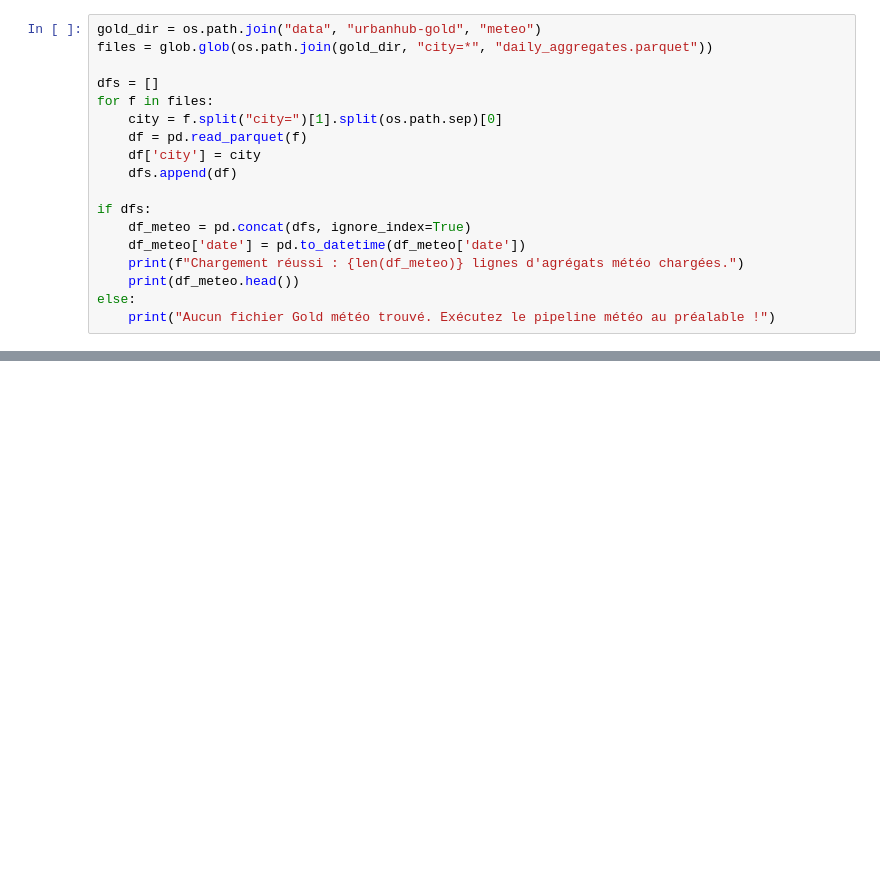
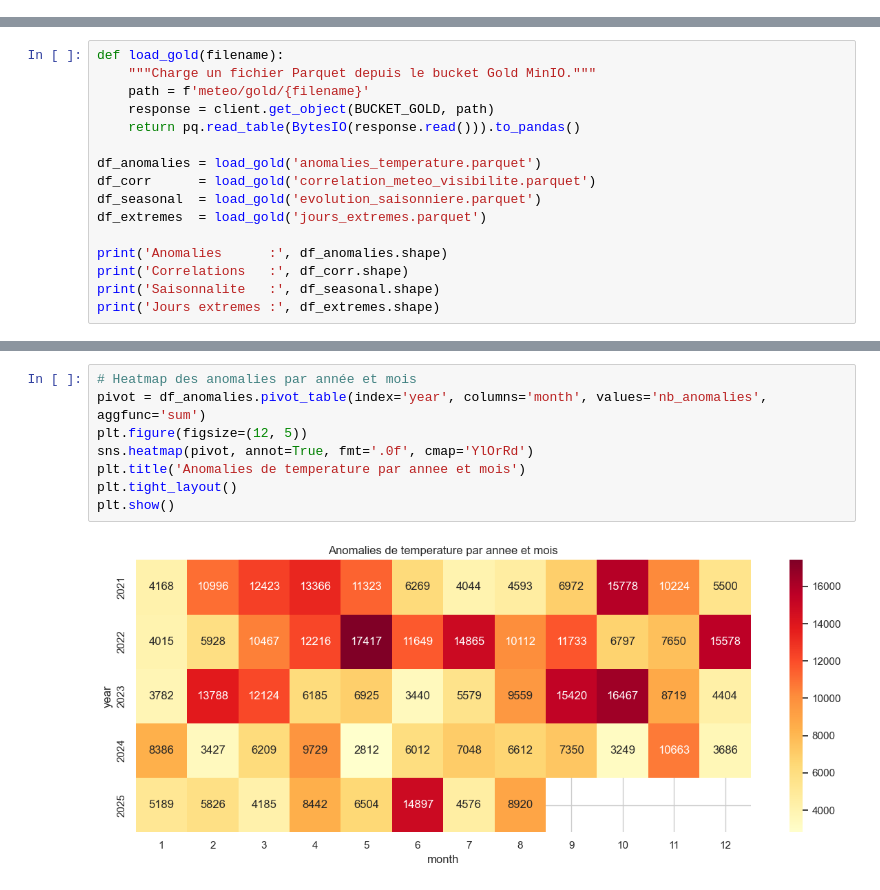
Before and after one commit to Myriam-leunang/UrbanHub, a Jupyter notebook: notebooks/notebook_meteo.ipynb, the cells around one changed output, grey strips where cells are left out. Saved outputs shown, nothing was run; the diff lists cells and outputs as text; blank space fills up the shorter version.

```diff
--- a/notebooks/notebook_meteo.ipynb
+++ b/notebooks/notebook_meteo.ipynb
@@ -16,18 +41,0 @@ plt.rcParams["figure.figsize"] = (12, 6)
-# %%
-gold_dir = os.path.join("data", "urbanhub-gold", "meteo")
-files = glob.glob(os.path.join(gold_dir, "city=*", "daily_aggregates.parquet"))
-
-dfs = []
-for f in files:
-    city = f.split("city=")[1].split(os.path.sep)[0]
-    df = pd.read_parquet(f)
-    df['city'] = city
-    dfs.append(df)
-
-if dfs:
-    df_meteo = pd.concat(dfs, ignore_index=True)
-    df_meteo['date'] = pd.to_datetime(df_meteo['date'])
-    print(f"Chargement réussi : {len(df_meteo)} lignes d'agrégats météo chargées.")
-    print(df_meteo.head())
-else:
-    print("Aucun fichier Gold météo trouvé. Exécutez le pipeline météo au préalable !")
@@ -35,0 +42,16 @@ Aucun fichier Gold météo trouvé. Exécutez le pipeline météo au préalable
+# %%
+def load_gold(filename):
+    """Charge un fichier Parquet depuis le bucket Gold MinIO."""
+    path = f'meteo/gold/{filename}'
+    response = client.get_object(BUCKET_GOLD, path)
+    return pq.read_table(BytesIO(response.read())).to_pandas()
+
+df_anomalies = load_gold('anomalies_temperature.parquet')
+df_corr      = load_gold('correlation_meteo_visibilite.parquet')
+df_seasonal  = load_gold('evolution_saisonniere.parquet')
+df_extremes  = load_gold('jours_extremes.parquet')
+
+print('Anomalies      :', df_anomalies.shape)
+print('Correlations   :', df_corr.shape)
+print('Saisonnalite   :', df_seasonal.shape)
+print('Jours extremes :', df_extremes.shape)
@@ -35,0 +82,10 @@ Aucun fichier Gold météo trouvé. Exécutez le pipeline météo au préalable
+# %%
+# Heatmap des anomalies par année et mois
+pivot = df_anomalies.pivot_table(index='year', columns='month', values='nb_anomalies', aggfunc='sum')
+plt.figure(figsize=(12, 5))
+sns.heatmap(pivot, annot=True, fmt='.0f', cmap='YlOrRd')
+plt.title('Anomalies de temperature par annee et mois')
+plt.tight_layout()
+plt.show()
+# %% [output]
+[figure, added]
```
Also changed, not shown: parts of 20 cells of this notebook, 3 other files.
